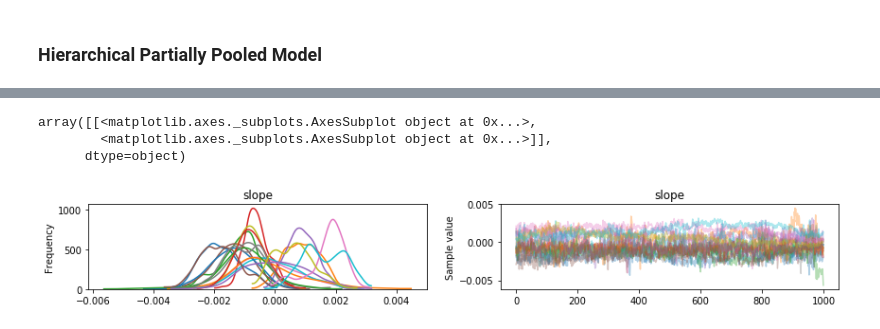
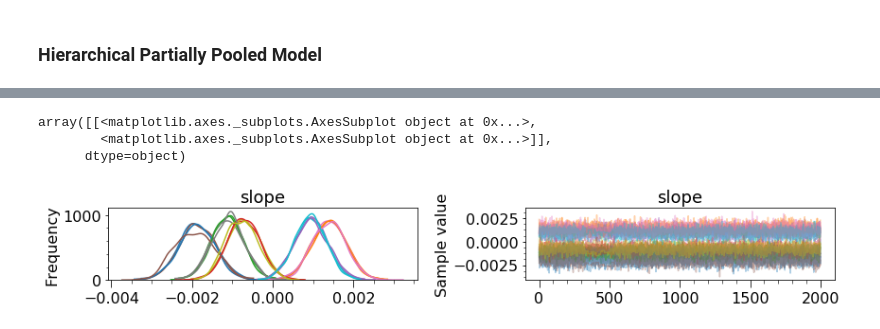
Before and after one commit to madHatter106/GyresTimeSeries, a Jupyter notebook: Gyres-2-time_series_model.ipynb, the cells around one changed output, grey strips where cells are left out. Saved outputs shown, nothing was run; the diff lists cells and outputs as text; code cells hidden in the pictures.

Commit message:
finished hierarchical model

```diff
--- a/Gyres-2-time_series_model.ipynb
+++ b/Gyres-2-time_series_model.ipynb
@@ -22,6 +22,7 @@ rcParams['xtick.labelsize'] = 16
 rcParams['ytick.labelsize'] = 16
 rcParams['axes.labelsize'] = 16
 rcParams['axes.titlesize'] = 18
+rcParams['font.size'] = 16
 years = mdates.YearLocator(day=15)
 years2 = mdates.YearLocator(base=2, day=15)
 months = mdates.MonthLocator(bymonthday=15)
@@ -313,9 +336,11 @@ with pm.Model() as hmf:
     ar1 = pm.AR1('ar1', k=k_, tau_e=tau_, shape=(x.size, n_regions))
     mu_ = pm.Deterministic('mu', trend + season + ar1)
     y_lik = pm.StudentT('y_lik', mu=mu_, lam=lam_, nu=nu_, observed=y_s)
+# %%
+hm0 = partially_pooled_ts_model(x, y_s, AR1_residual=False)
 # %%
-with hmf:
-    trace_hmf = pm.sample(1000)
+with hm0:
+    trace_hm0 = pm.sample(2000, tune=1000)
 # %% [output]
 Auto-assigning NUTS sampler...
 Initializing NUTS using jitter+adapt_diag...
@@ -332,8 +354,8 @@ The gelman-rubin statistic is larger than 1.4 for some parameters. The sampler d
 The estimated number of effective samples is smaller than 200 for some parameters.
 # %%
-pm.traceplot(trace_hmf, varnames=['slope'])
+pm.traceplot(trace_hm0, varnames=['slope'])
 # %% [output]
 array([[<matplotlib.axes._subplots.AxesSubplot object at 0x...>,
         <matplotlib.axes._subplots.AxesSubplot object at 0x...>]],
       dtype=object)
-[figure, old version]
+[figure, new version]
```
Also changed, not shown: parts of 22 cells of this notebook.
